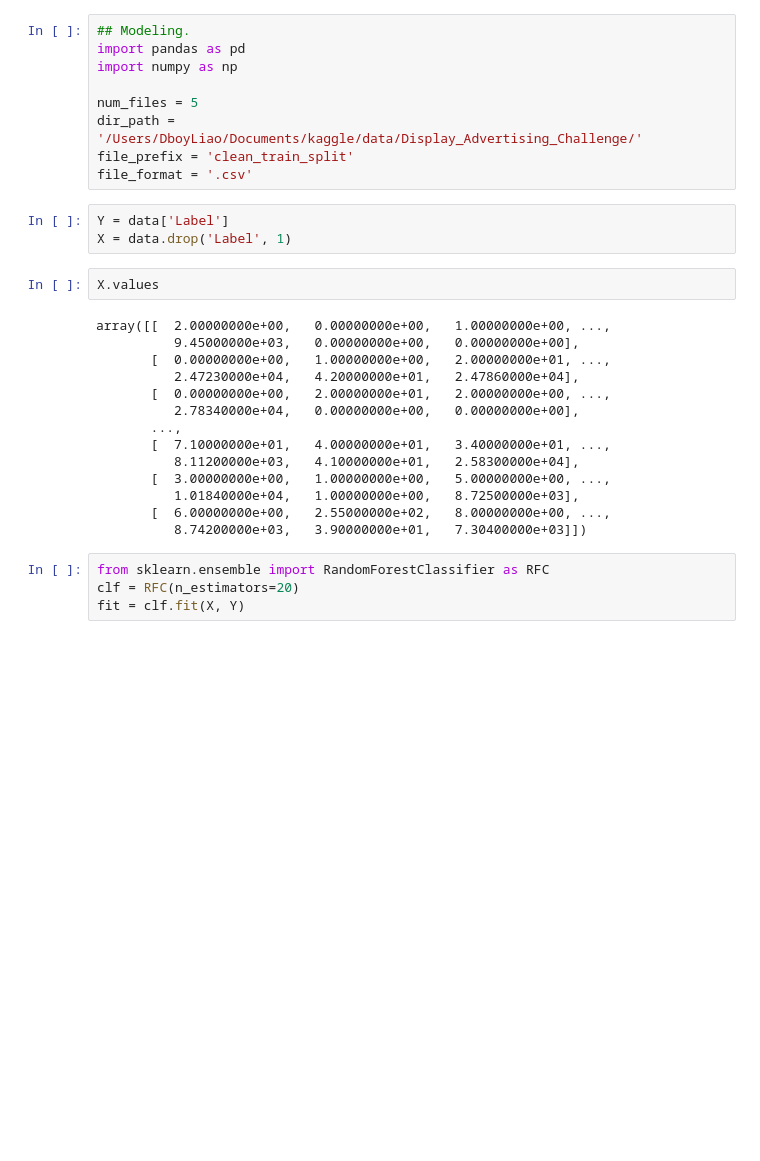
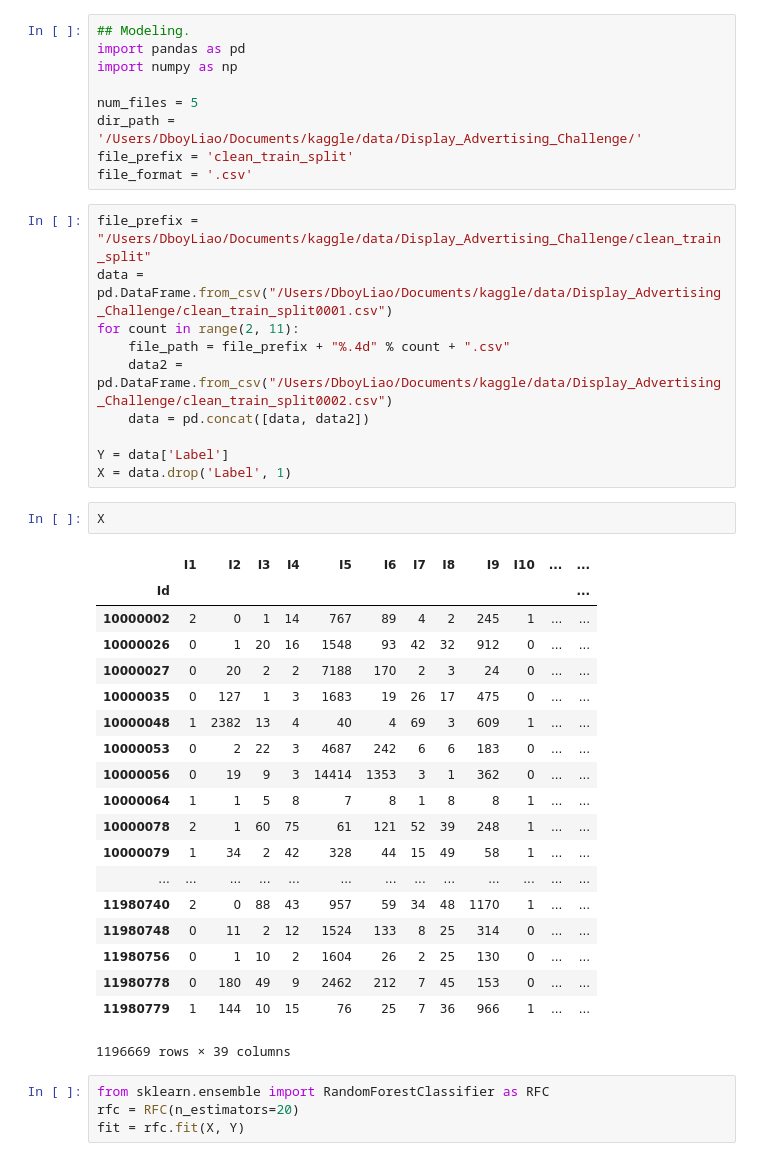
Before and after one commit to c3h3/DisplayAdvertisingChallenge, a Jupyter notebook: dev_ipynbs/Dev_20140726_dboyliao_Models.ipynb, the cells around one changed output. Saved outputs shown, nothing was run; the diff lists cells and outputs as text; blank space fills up the shorter version.

Commit message:
Data Imputer in progress.

```diff
--- a/dev_ipynbs/Dev_20140726_dboyliao_Models.ipynb
+++ b/dev_ipynbs/Dev_20140726_dboyliao_Models.ipynb
@@ -7,26 +7,39 @@ num_files = 5
 dir_path = '/Users/DboyLiao/Documents/kaggle/data/Display_Advertising_Challenge/'
 file_prefix = 'clean_train_split'
 file_format = '.csv'
-# %%
-Y = data['Label']
-X = data.drop('Label', 1)
+# %%
+file_prefix = "/Users/DboyLiao/Documents/kaggle/data/Display_Advertising_Challenge/clean_train_split"
+data = pd.DataFrame.from_csv("/Users/DboyLiao/Documents/kaggle/data/Display_Advertising_Challenge/clean_train_split0001.csv")
+for count in range(2, 11):
+    file_path = file_prefix + "%.4d" % count + ".csv"
+    data2 = pd.DataFrame.from_csv("/Users/DboyLiao/Documents/kaggle/data/Display_Advertising_Challenge/clean_train_split0002.csv")
+    data = pd.concat([data, data2])
+
+Y = data['Label']
+X = data.drop('Label', 1)
 # %%
-X.values
+X
 # %% [output]
+|  | I1 | I2 | I3 | I4 | I5 | I6 | I7 | I8 | I9 | I10 | ... | ... |
+| Id |  |  |  |  |  |  |  |  |  |  |  | ... |
+| 10000002 | 2 | 0 | 1 | 14 | 767 | 89 | 4 | 2 | 245 | 1 | ... | ... |
+| 10000026 | 0 | 1 | 20 | 16 | 1548 | 93 | 42 | 32 | 912 | 0 | ... | ... |
+| 10000027 | 0 | 20 | 2 | 2 | 7188 | 170 | 2 | 3 | 24 | 0 | ... | ... |
+| 10000035 | 0 | 127 | 1 | 3 | 1683 | 19 | 26 | 17 | 475 | 0 | ... | ... |
+| 10000048 | 1 | 2382 | 13 | 4 | 40 | 4 | 69 | 3 | 609 | 1 | ... | ... |
+| 10000053 | 0 | 2 | 22 | 3 | 4687 | 242 | 6 | 6 | 183 | 0 | ... | ... |
+| 10000056 | 0 | 19 | 9 | 3 | 14414 | 1353 | 3 | 1 | 362 | 0 | ... | ... |
+| 10000064 | 1 | 1 | 5 | 8 | 7 | 8 | 1 | 8 | 8 | 1 | ... | ... |
+| 10000078 | 2 | 1 | 60 | 75 | 61 | 121 | 52 | 39 | 248 | 1 | ... | ... |
+| 10000079 | 1 | 34 | 2 | 42 | 328 | 44 | 15 | 49 | 58 | 1 | ... | ... |
+| ... | ... | ... | ... | ... | ... | ... | ... | ... | ... | ... | ... | ... |
+| 11980740 | 2 | 0 | 88 | 43 | 957 | 59 | 34 | 48 | 1170 | 1 | ... | ... |
+| 11980748 | 0 | 11 | 2 | 12 | 1524 | 133 | 8 | 25 | 314 | 0 | ... | ... |
+| 11980756 | 0 | 1 | 10 | 2 | 1604 | 26 | 2 | 25 | 130 | 0 | ... | ... |
+| 11980778 | 0 | 180 | 49 | 9 | 2462 | 212 | 7 | 45 | 153 | 0 | ... | ... |
+| 11980779 | 1 | 144 | 10 | 15 | 76 | 25 | 7 | 36 | 966 | 1 | ... | ... |
-array([[  2.00000000e+00,   0.00000000e+00,   1.00000000e+00, ...,
-          9.45000000e+03,   0.00000000e+00,   0.00000000e+00],
-       [  0.00000000e+00,   1.00000000e+00,   2.00000000e+01, ...,
-          2.47230000e+04,   4.20000000e+01,   2.47860000e+04],
-       [  0.00000000e+00,   2.00000000e+01,   2.00000000e+00, ...,
-          2.78340000e+04,   0.00000000e+00,   0.00000000e+00],
-       ...,
-       [  7.10000000e+01,   4.00000000e+01,   3.40000000e+01, ...,
-          8.11200000e+03,   4.10000000e+01,   2.58300000e+04],
-       [  3.00000000e+00,   1.00000000e+00,   5.00000000e+00, ...,
-          1.01840000e+04,   1.00000000e+00,   8.72500000e+03],
-       [  6.00000000e+00,   2.55000000e+02,   8.00000000e+00, ...,
-          8.74200000e+03,   3.90000000e+01,   7.30400000e+03]])
+1196669 rows × 39 columns
 # %%
 from sklearn.ensemble import RandomForestClassifier as RFC
-clf = RFC(n_estimators=20)
-fit = clf.fit(X, Y)
+rfc = RFC(n_estimators=20)
+fit = rfc.fit(X, Y)
```
Also changed, not shown: parts of 4 cells of this notebook, 1 other file.
